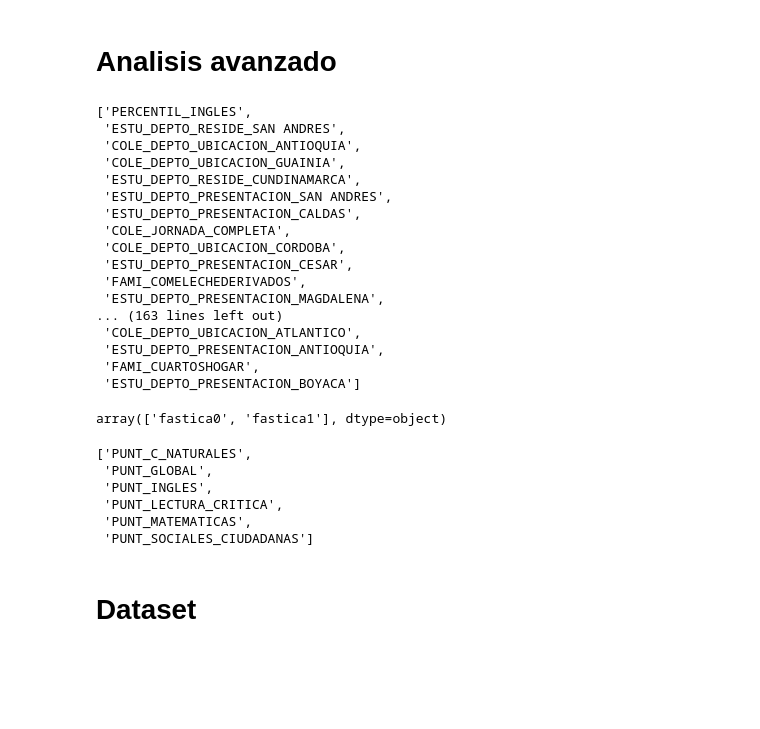
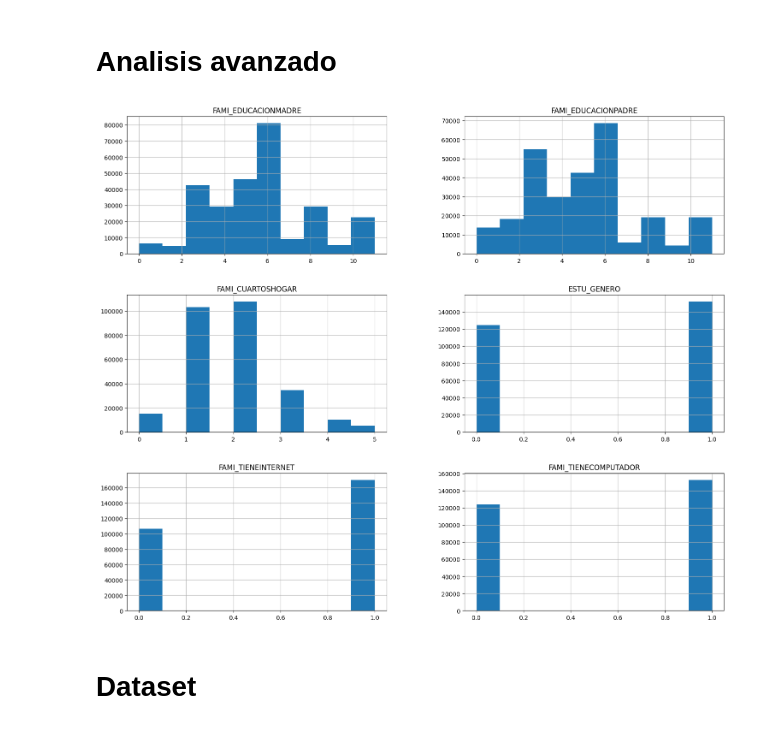
Before and after one commit to juanjaramillo98/Seminario, a Jupyter notebook: momentos_evaluativos/ME03-G02-1216727112-1152706601/ME03-G02-notebook.ipynb, the cells around one changed output. Drawn from its saved outputs; the diff is of its cells as text; code cells hidden in the pictures; blank space fills up the shorter version.

```diff
--- a/momentos_evaluativos/ME03-G02-1216727112-1152706601/ME03-G02-notebook.ipynb
+++ b/momentos_evaluativos/ME03-G02-1216727112-1152706601/ME03-G02-notebook.ipynb
@@ -856,23 +856,3 @@ df_scaled.describe().round(3)
 cols = df_scaled.columns.tolist()
 target_cols = list(filter(lambda x: 'PUNT' in x, cols )) # Columnas TARGET
 input_cols = list(set(cols).difference(set(target_cols)))
-# %%
-input_cols
-# %% [output]
-['PERCENTIL_INGLES',
- 'ESTU_DEPTO_RESIDE_SAN ANDRES',
- 'COLE_DEPTO_UBICACION_ANTIOQUIA',
- 'COLE_DEPTO_UBICACION_GUAINIA',
- 'ESTU_DEPTO_RESIDE_CUNDINAMARCA',
- 'ESTU_DEPTO_PRESENTACION_SAN ANDRES',
- 'ESTU_DEPTO_PRESENTACION_CALDAS',
- 'COLE_JORNADA_COMPLETA',
- 'COLE_DEPTO_UBICACION_CORDOBA',
- 'ESTU_DEPTO_PRESENTACION_CESAR',
- 'FAMI_COMELECHEDERIVADOS',
- 'ESTU_DEPTO_PRESENTACION_MAGDALENA',
-... (163 lines left out)
- 'COLE_DEPTO_UBICACION_ATLANTICO',
- 'ESTU_DEPTO_PRESENTACION_ANTIOQUIA',
- 'FAMI_CUARTOSHOGAR',
- 'ESTU_DEPTO_PRESENTACION_BOYACA']
@@ -889,18 +859,8 @@ X_ica = ica.fit_transform(df_scaled[input_cols])
-# %%
-ica.get_feature_names_out()
-# %% [output]
-array(['fastica0', 'fastica1'], dtype=object)
-# %%
-target_cols
-# %% [output]
-['PUNT_C_NATURALES',
- 'PUNT_GLOBAL',
- 'PUNT_INGLES',
- 'PUNT_LECTURA_CRITICA',
- 'PUNT_MATEMATICAS',
- 'PUNT_SOCIALES_CIUDADANAS']
 # %%
-#a = df_encoded[estu_sin_resi_cols+fami_cols].hist(figsize=(18,15))
+desc = ["FAMI_EDUCACIONMADRE", "FAMI_EDUCACIONPADRE", "FAMI_CUARTOSHOGAR", "ESTU_GENERO", "FAMI_TIENEINTERNET", "FAMI_TIENECOMPUTADOR"]
+a = df_encoded[desc].hist(figsize=(18,15))
+# %% [output]
+[figure, added]
 # %% [markdown]
 # Dataset
 # %% [markdown]
```
Also changed, not shown: parts of 6 cells of this notebook.
